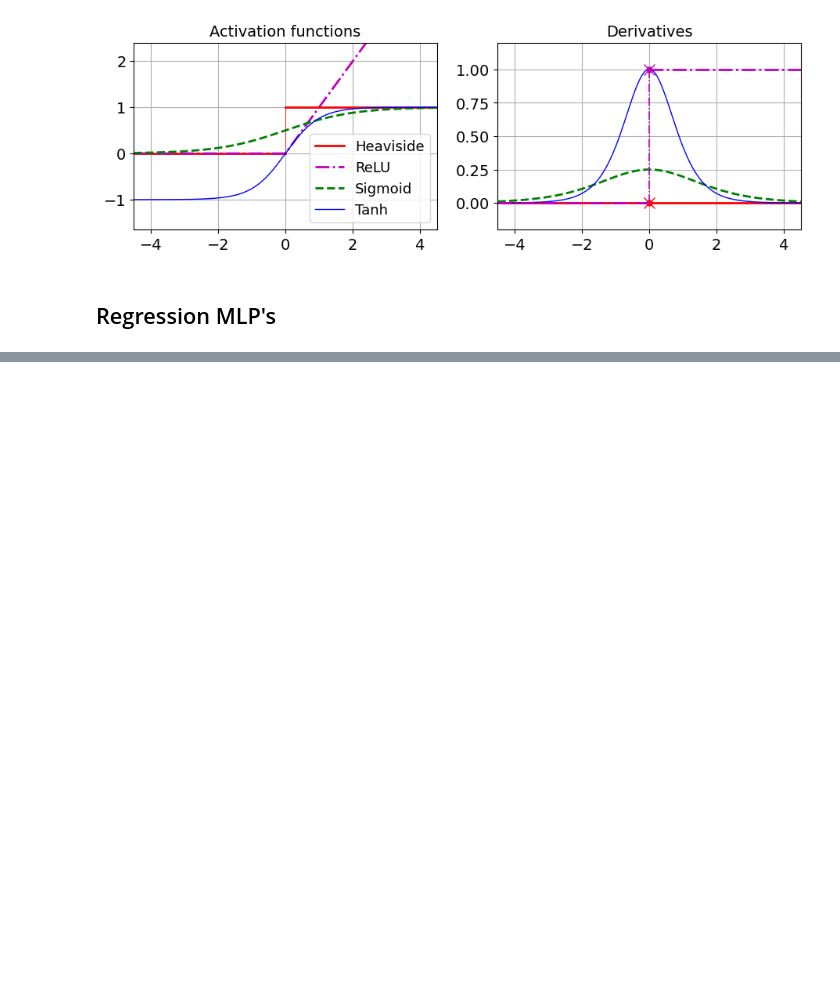
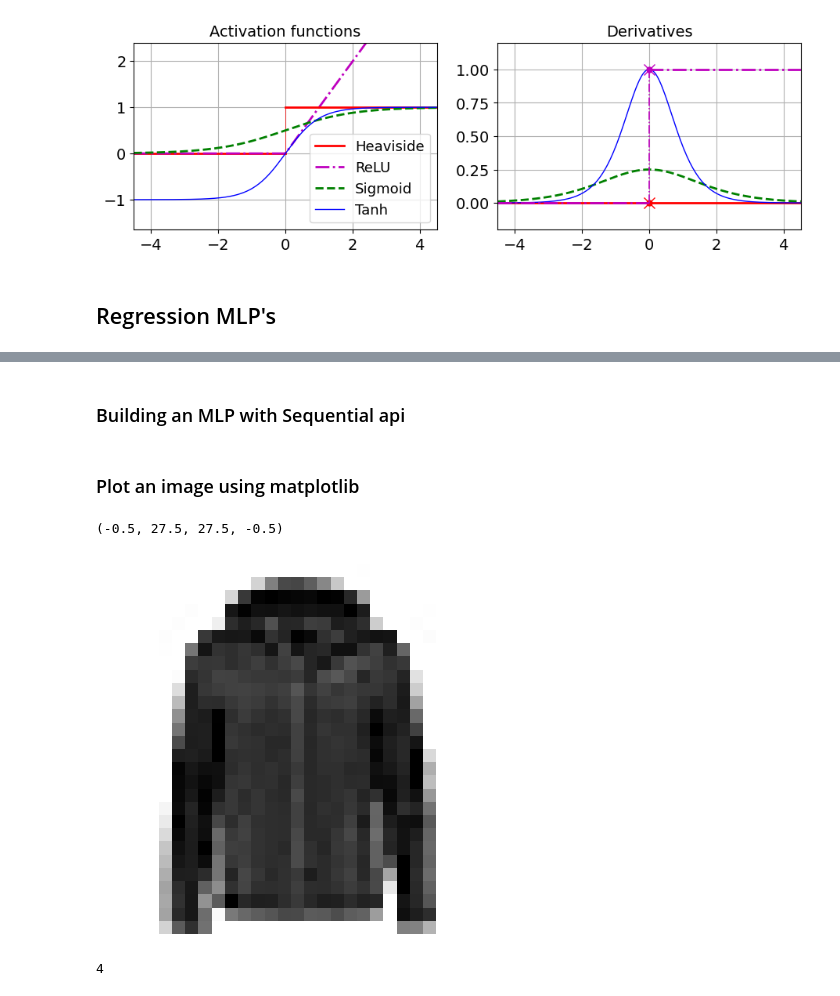
Before and after one commit to Aabi0207/MachineLearning, a Jupyter notebook: Neural Network/introduction_to_neural_networks.ipynb, the cells around one changed output, grey strips where cells are left out. Drawn from its saved outputs; the diff is of its cells as text; code cells hidden in the pictures; blank space fills up the shorter version.

```diff
--- a/Neural Network/introduction_to_neural_networks.ipynb
+++ b/Neural Network/introduction_to_neural_networks.ipynb
@@ -110,0 +161,6 @@ URLError: <urlopen error [Errno 11001] getaddrinfo failed>
+# %% [markdown]
+### Building an MLP with Sequential api
+# %%
+import tensorflow as tf
+
+fashion_mnist = tf.keras.datasets.fashion_mnist.load_data()
@@ -110,0 +169,16 @@ URLError: <urlopen error [Errno 11001] getaddrinfo failed>
+# %%
+(X_train_full, y_train_full), (X_test, y_test) = fashion_mnist
+X_train, y_train = X_train_full[:-5000], y_train_full[:-5000]
+X_valid, y_valid = X_train_full[-5000:], y_train_full[-5000:]
+# %% [markdown]
+### Plot an image using matplotlib
+# %%
+plt.imshow(X_train[5000], cmap="binary")
+plt.axis("off")
+# %% [output]
+(-0.5, 27.5, 27.5, -0.5)
+[figure, added]
+# %%
+y_train[5000]
+# %% [output]
+4
```
Also changed, not shown: parts of 89 cells of this notebook.
